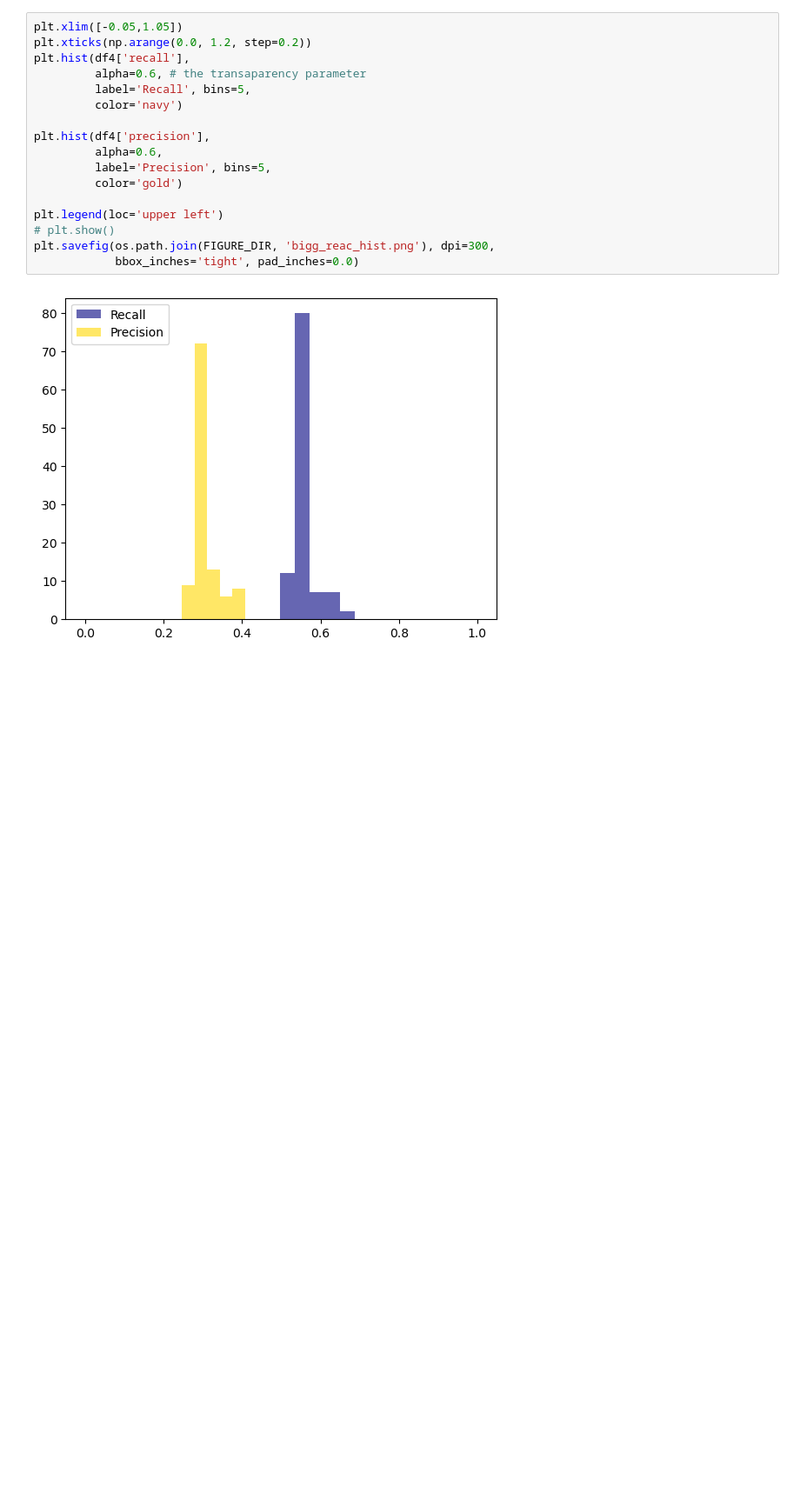
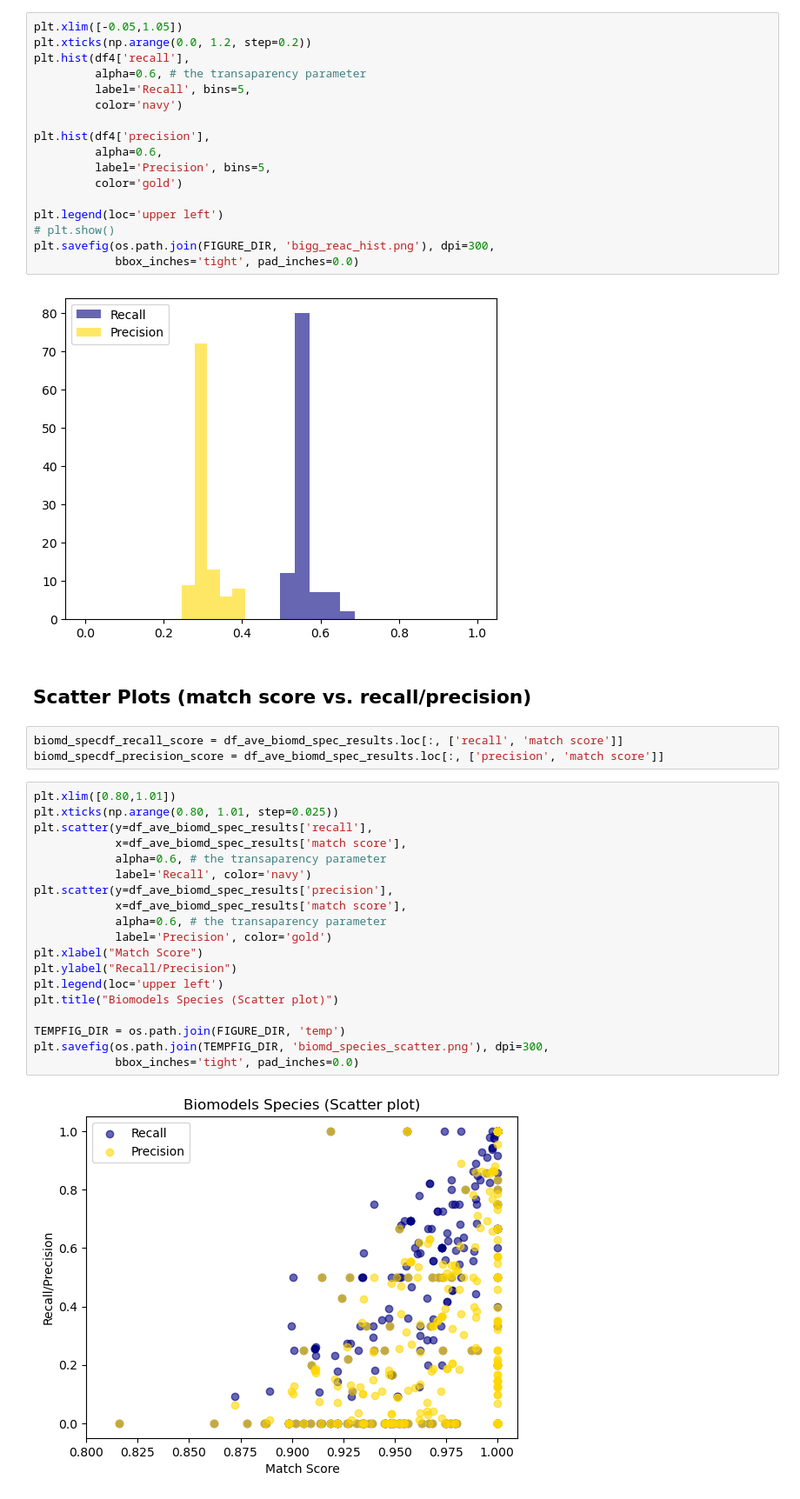
Before and after one commit to sys-bio/AMAS, a Jupyter notebook: notebooks/REF_results4figures_tables.ipynb, the cells around one changed output. Shown: that part at 87% size. Drawn from its saved outputs; the diff is of its cells as text; blank space fills up the shorter version.

```diff
--- a/notebooks/REF_results4figures_tables.ipynb
+++ b/notebooks/REF_results4figures_tables.ipynb
@@ -646,3 +673,29 @@ plt.savefig(os.path.join(FIGURE_DIR, 'bigg_reac_hist.png'), dpi=300,
             bbox_inches='tight', pad_inches=0.0)
 # %% [output]
 [figure]
+# %% [markdown]
+## Scatter Plots (match score vs. recall/precision)
+# %%
+biomd_specdf_recall_score = df_ave_biomd_spec_results.loc[:, ['recall', 'match score']]
+biomd_specdf_precision_score = df_ave_biomd_spec_results.loc[:, ['precision', 'match score']]
+# %%
+plt.xlim([0.80,1.01])
+plt.xticks(np.arange(0.80, 1.01, step=0.025))
+plt.scatter(y=df_ave_biomd_spec_results['recall'],
+            x=df_ave_biomd_spec_results['match score'],
+            alpha=0.6, # the transaparency parameter
+            label='Recall', color='navy')
+plt.scatter(y=df_ave_biomd_spec_results['precision'],
+            x=df_ave_biomd_spec_results['match score'],
+            alpha=0.6, # the transaparency parameter
+            label='Precision', color='gold')
+plt.xlabel("Match Score")
+plt.ylabel("Recall/Precision")
+plt.legend(loc='upper left')
+plt.title("Biomodels Species (Scatter plot)")
+
+TEMPFIG_DIR = os.path.join(FIGURE_DIR, 'temp')
+plt.savefig(os.path.join(TEMPFIG_DIR, 'biomd_species_scatter.png'), dpi=300,
+            bbox_inches='tight', pad_inches=0.0)
+# %% [output]
+[figure, added]
```
Also changed, not shown: parts of 30 cells of this notebook, 2 other files.
